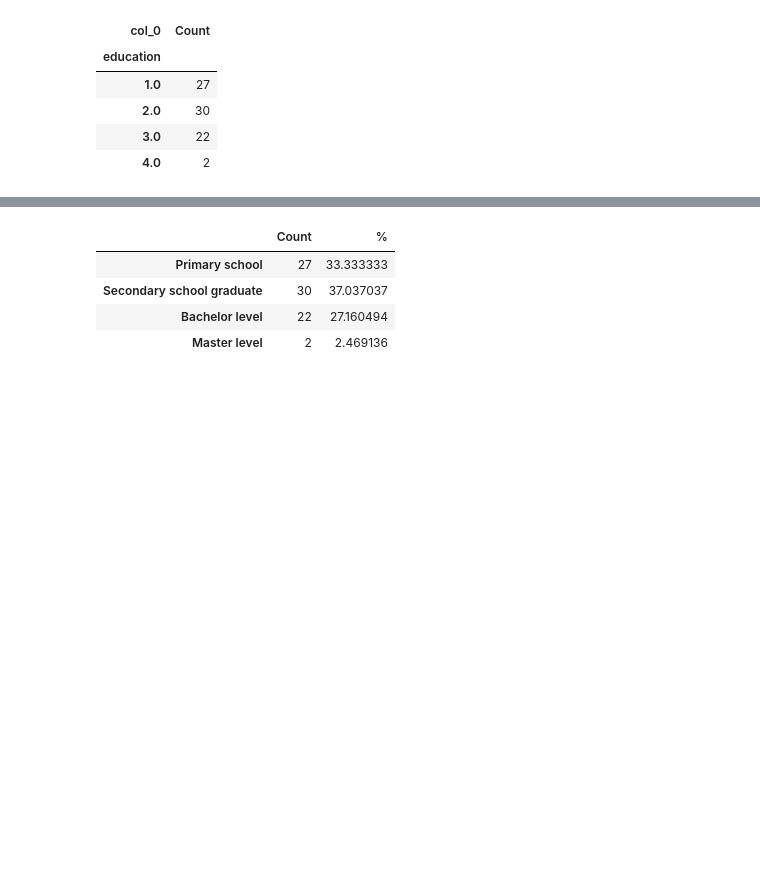
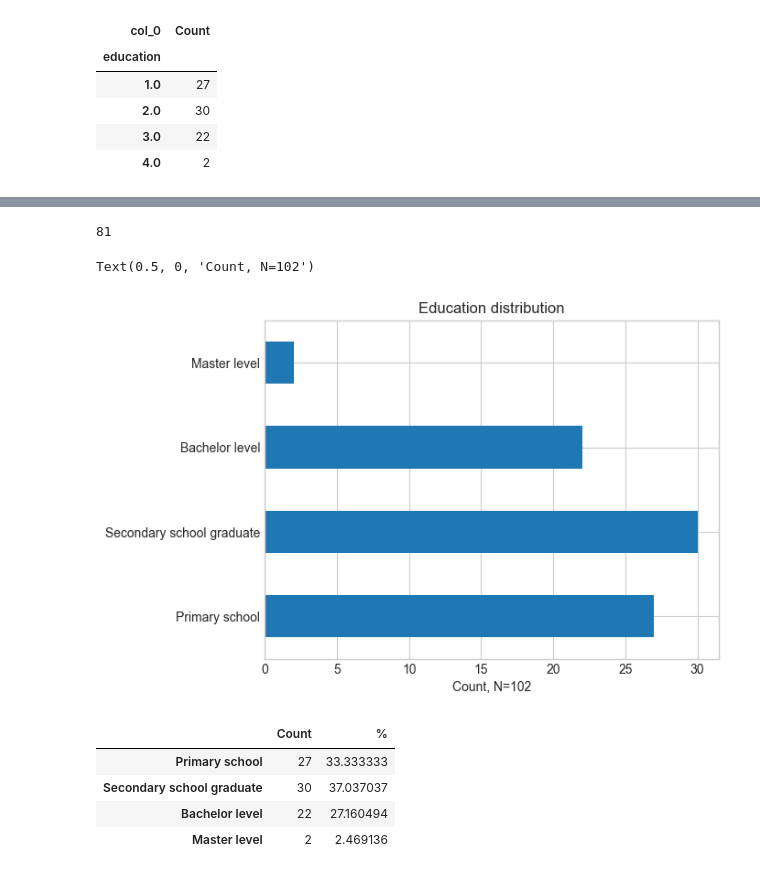
Before and after one commit to KatieRJ/BigDataProject, a Jupyter notebook: project.ipynb, the cells around one changed output, grey strips where cells are left out. Saved outputs shown, nothing was run; the diff lists cells and outputs as text; code cells hidden in the pictures; blank space fills up the shorter version.

```diff
--- a/project.ipynb
+++ b/project.ipynb
@@ -114 +109,13 @@ df1
+# %%
+sum(df1['Count'])
+# %% [output]
+81
+# %%
+df1.plot.barh(legend = False)
+
+plt.title('Education distribution')
+plt.xlabel('Count, N=102')
+# %% [output]
+Text(0.5, 0, 'Count, N=102')
+[figure, added]
 # %%
```
Also changed, not shown: parts of 22 cells of this notebook.
